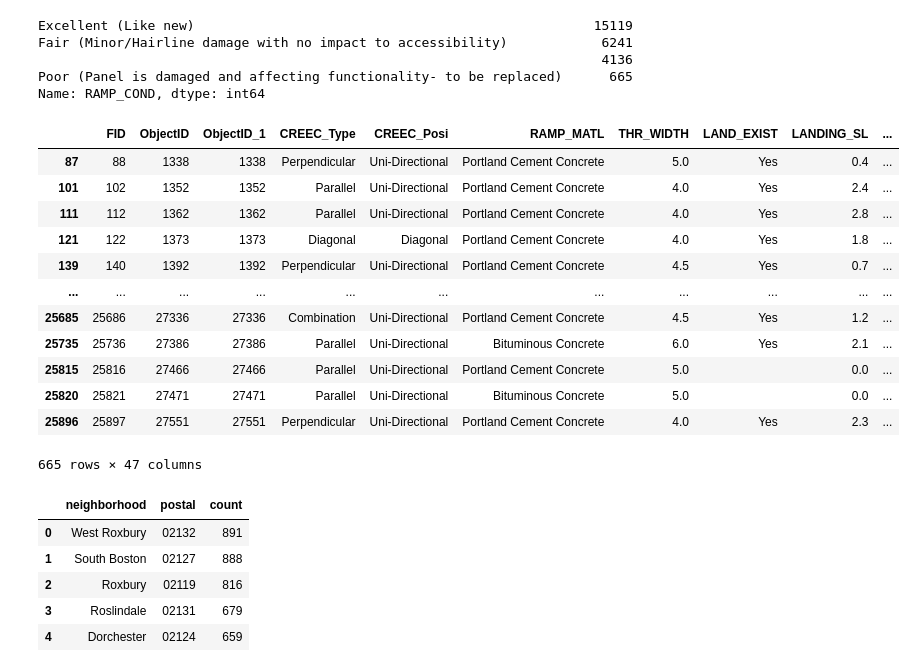
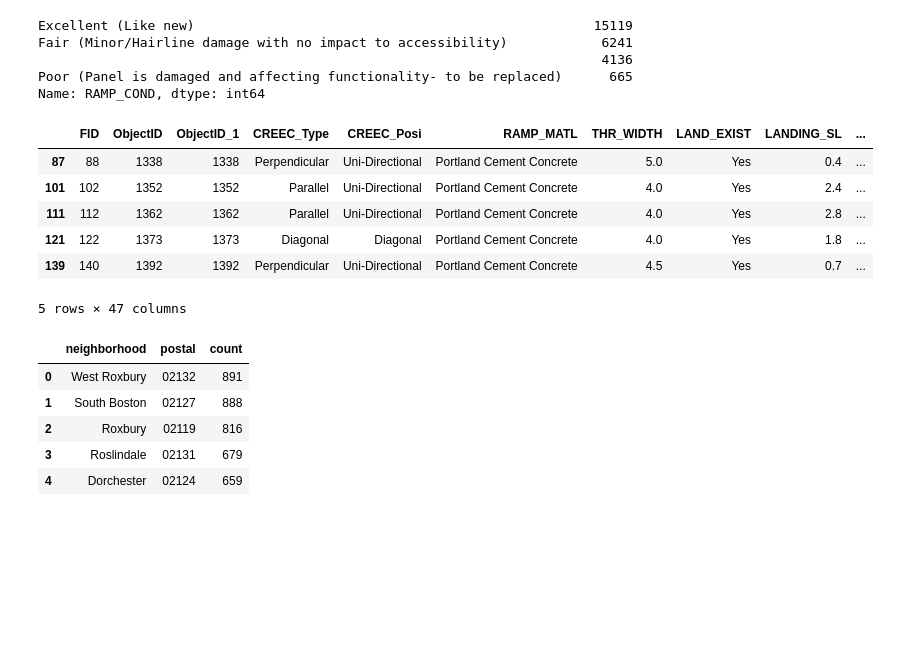
Before and after one commit to BU-Spark/ds-stantec-sidewalks, a Jupyter notebook: spring23-team-1/files/ramps_0.ipynb, the cells around one changed output. Cells and saved outputs as stored; diff of their text form; code cells hidden in the pictures; blank space fills up the shorter version.

```diff
--- a/spring23-team-1/files/ramps_0.ipynb
+++ b/spring23-team-1/files/ramps_0.ipynb
@@ -112,21 +112,15 @@ Fair (Minor/Hairline damage with no impact to accessibility)            6241
 Poor (Panel is damaged and affecting functionality- to be replaced)      665
 Name: RAMP_COND, dtype: int64
 # %%
-ramps_0_df[ramps_0_df['RAMP_COND'].str.contains("Poor")]
+ramps_0_df[ramps_0_df['RAMP_COND'].str.contains("Poor")].head()
 # %% [output]
 |  | FID | ObjectID | ObjectID_1 | CREEC_Type | CREEC_Posi | RAMP_MATL | THR_WIDTH | LAND_EXIST | LANDING_SL | ... |
 | 87 | 88 | 1338 | 1338 | Perpendicular | Uni-Directional | Portland Cement Concrete | 5.0 | Yes | 0.4 | ... |
 | 101 | 102 | 1352 | 1352 | Parallel | Uni-Directional | Portland Cement Concrete | 4.0 | Yes | 2.4 | ... |
 | 111 | 112 | 1362 | 1362 | Parallel | Uni-Directional | Portland Cement Concrete | 4.0 | Yes | 2.8 | ... |
 | 121 | 122 | 1373 | 1373 | Diagonal | Diagonal | Portland Cement Concrete | 4.0 | Yes | 1.8 | ... |
 | 139 | 140 | 1392 | 1392 | Perpendicular | Uni-Directional | Portland Cement Concrete | 4.5 | Yes | 0.7 | ... |
-| ... | ... | ... | ... | ... | ... | ... | ... | ... | ... | ... |
-| 25685 | 25686 | 27336 | 27336 | Combination | Uni-Directional | Portland Cement Concrete | 4.5 | Yes | 1.2 | ... |
-| 25735 | 25736 | 27386 | 27386 | Parallel | Uni-Directional | Bituminous Concrete | 6.0 | Yes | 2.1 | ... |
-| 25815 | 25816 | 27466 | 27466 | Parallel | Uni-Directional | Portland Cement Concrete | 5.0 |  | 0.0 | ... |
-| 25820 | 25821 | 27471 | 27471 | Parallel | Uni-Directional | Bituminous Concrete | 5.0 |  | 0.0 | ... |
-| 25896 | 25897 | 27551 | 27551 | Perpendicular | Uni-Directional | Portland Cement Concrete | 4.0 | Yes | 2.3 | ... |
-665 rows × 47 columns
+5 rows × 47 columns
 # %%
 import folium
 import pandas as pd
```
Also changed, not shown: parts of 52 cells of this notebook.
